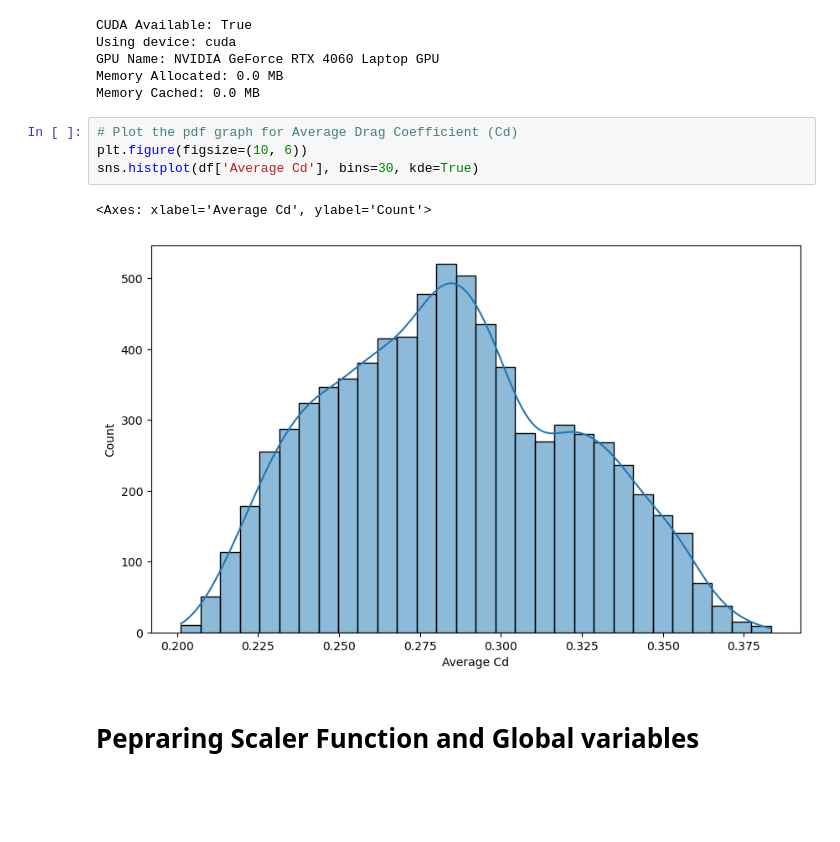
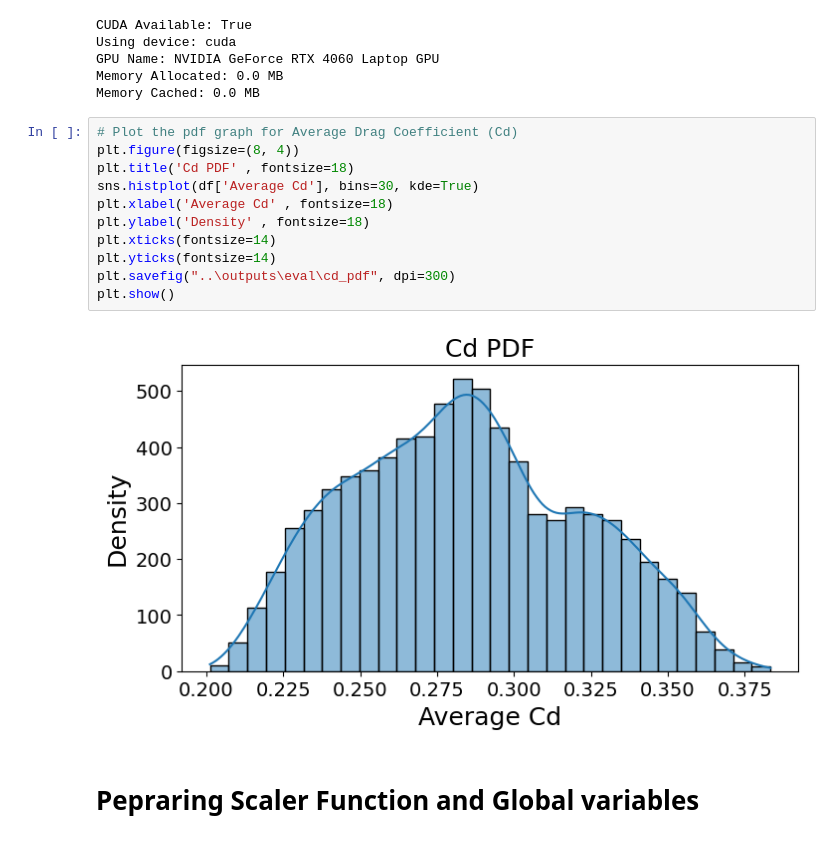
Before and after one commit to Absaar1548/Cd_results_backup, a Jupyter notebook: testing/model_new.ipynb, the cells around one changed output. Cells and saved outputs as stored; diff of their text form; blank space fills up the shorter version.

Commit message:
Figure Fontsize

```diff
--- a/testing/model_new.ipynb
+++ b/testing/model_new.ipynb
@@ -77,11 +77,17 @@ Memory Allocated: 0.0 MB
 Memory Cached: 0.0 MB
 # %%
 # Plot the pdf graph for Average Drag Coefficient (Cd)
-plt.figure(figsize=(10, 6))
+plt.figure(figsize=(8, 4))
+plt.title('Cd PDF' , fontsize=18)
 sns.histplot(df['Average Cd'], bins=30, kde=True)
+plt.xlabel('Average Cd' , fontsize=18)
+plt.ylabel('Density' , fontsize=18)
+plt.xticks(fontsize=14)
+plt.yticks(fontsize=14)
+plt.savefig("..\outputs\eval\cd_pdf", dpi=300)
+plt.show()
 # %% [output]
-<Axes: xlabel='Average Cd', ylabel='Count'>
-[figure, old version]
+[figure, new version]
 # %% [markdown]
 # Pepraring Scaler Function and Global variables
 # %%
```
Also changed, not shown: parts of 5 cells of this notebook, 11 other files.
